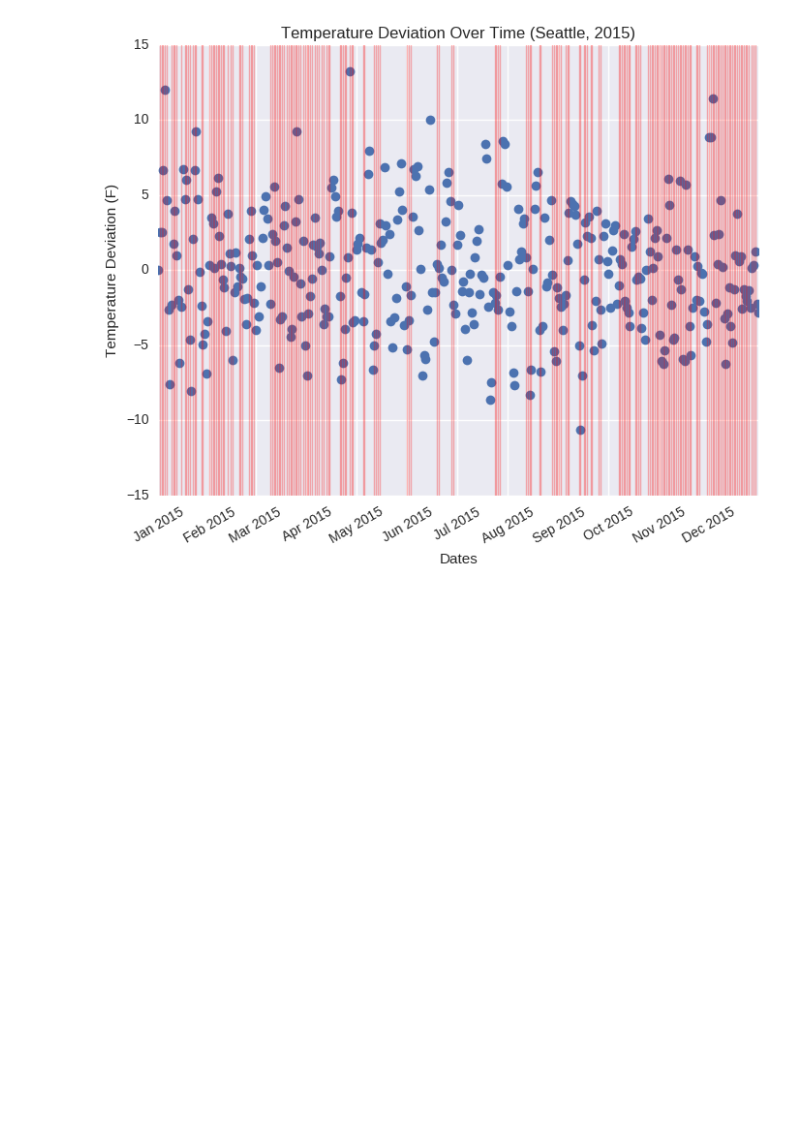
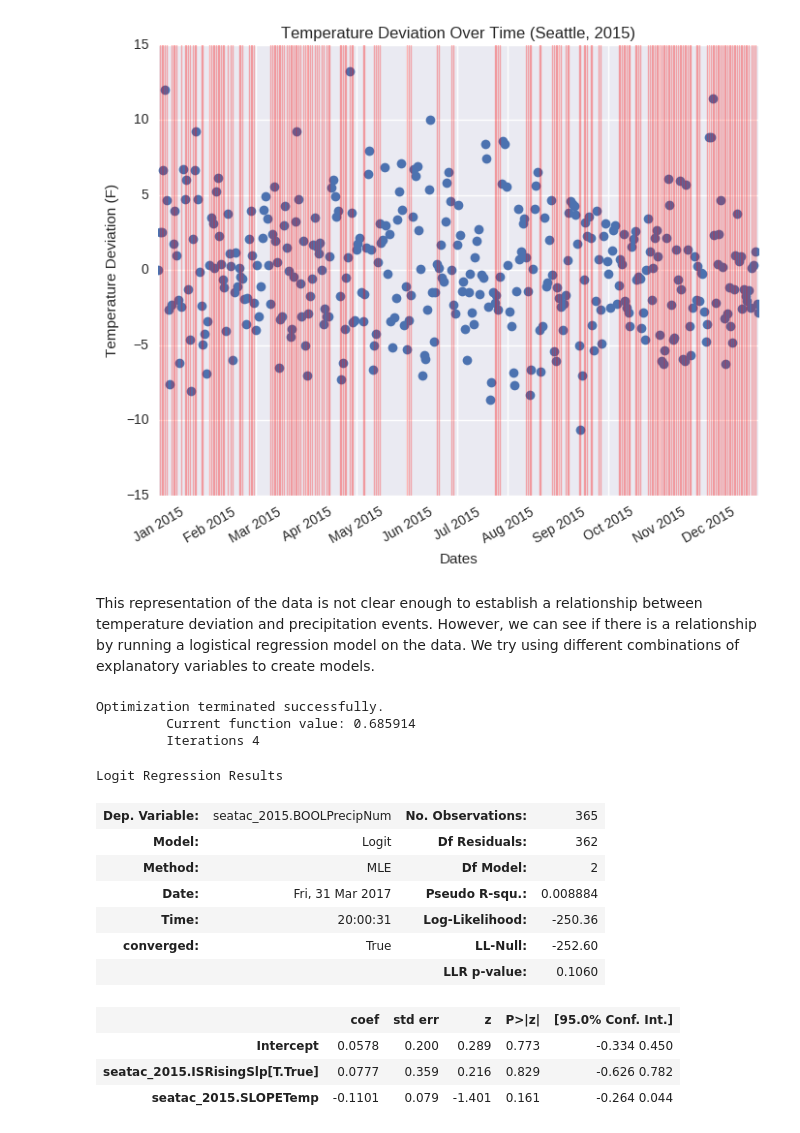
Before and after one commit to williamalu/data_science_weather, a Jupyter notebook: report2.ipynb, the cells around one changed output. Cells and saved outputs as stored; diff of their text form; code cells hidden in the pictures; blank space fills up the shorter version.

```diff
--- a/report2.ipynb
+++ b/report2.ipynb
@@ -172,4 +167,27 @@ plt.title('Temperature Deviation Over Time (%s, 2015)' %(selected_station))
 plt.show()
 # %% [output]
 [figure]
+# %% [markdown]
+This representation of the data is not clear enough to establish a relationship between temperature deviation and precipitation events. However, we can see if there is a relationship by running a logistical regression model on the data. We try using different combinations of explanatory variables to create models.
+# %%
+formula = 'seatac_2015.BOOLPrecipNum ~ seatac_2015.SLOPETemp + seatac_2015.ISRisingSlp'
+model = smf.logit(formula, data=seatac_2015)
+results = model.fit()
+results.summary()
+# %% [output]
+Optimization terminated successfully.
+         Current function value: 0.685914
+         Iterations 4
+Logit Regression Results
+| Dep. Variable: | seatac_2015.BOOLPrecipNum | No. Observations: | 365 |
+| Model: | Logit | Df Residuals: | 362 |
+| Method: | MLE | Df Model: | 2 |
+| Date: | Fri, 31 Mar 2017 | Pseudo R-squ.: | 0.008884 |
+| Time: | 20:00:31 | Log-Likelihood: | -250.36 |
+| converged: | True | LL-Null: | -252.60 |
+|  |  | LLR p-value: | 0.1060 |
+|  | coef | std err | z | P>|z| | [95.0% Conf. Int.] |
+| Intercept | 0.0578 | 0.200 | 0.289 | 0.773 | -0.334 0.450 |
+| seatac_2015.ISRisingSlp[T.True] | 0.0777 | 0.359 | 0.216 | 0.829 | -0.626 0.782 |
+| seatac_2015.SLOPETemp | -0.1101 | 0.079 | -1.401 | 0.161 | -0.264 0.044 |
 # %%
```
Also changed, not shown: parts of 15 cells of this notebook.
